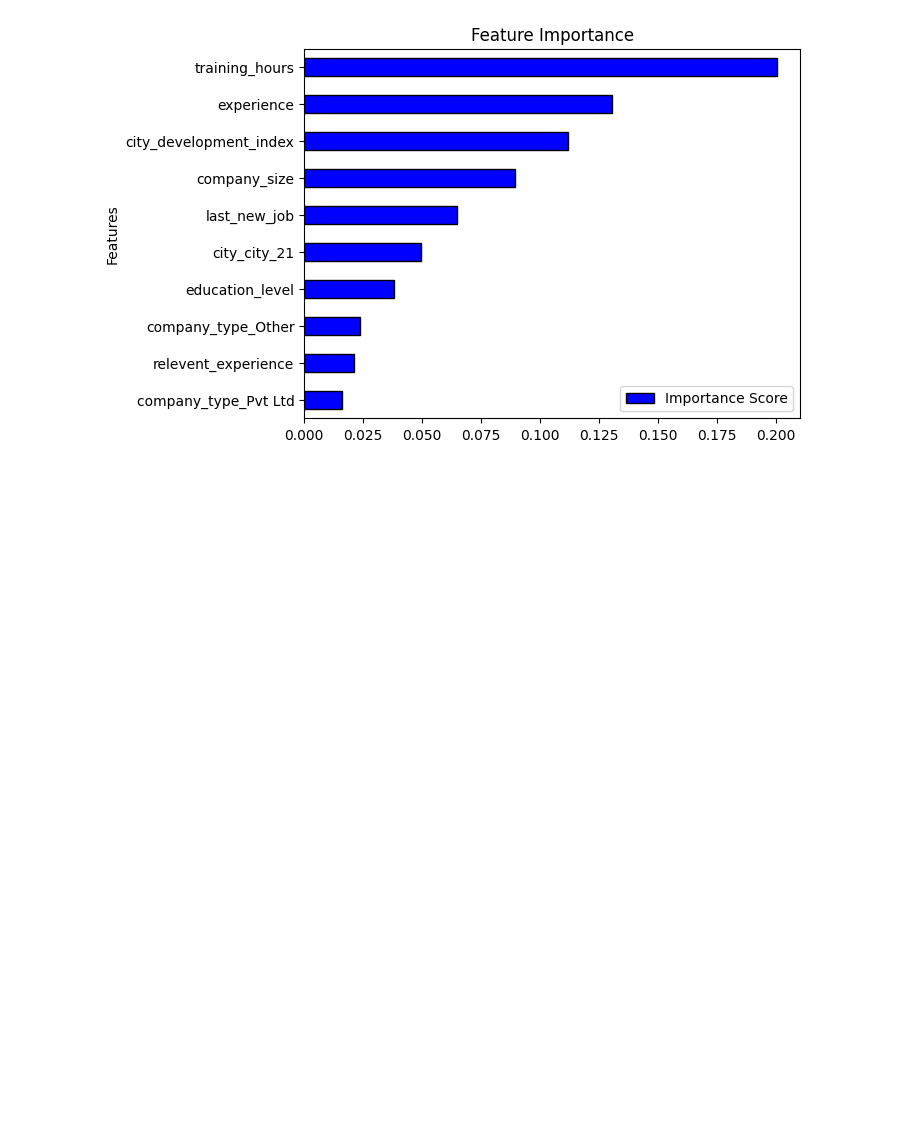
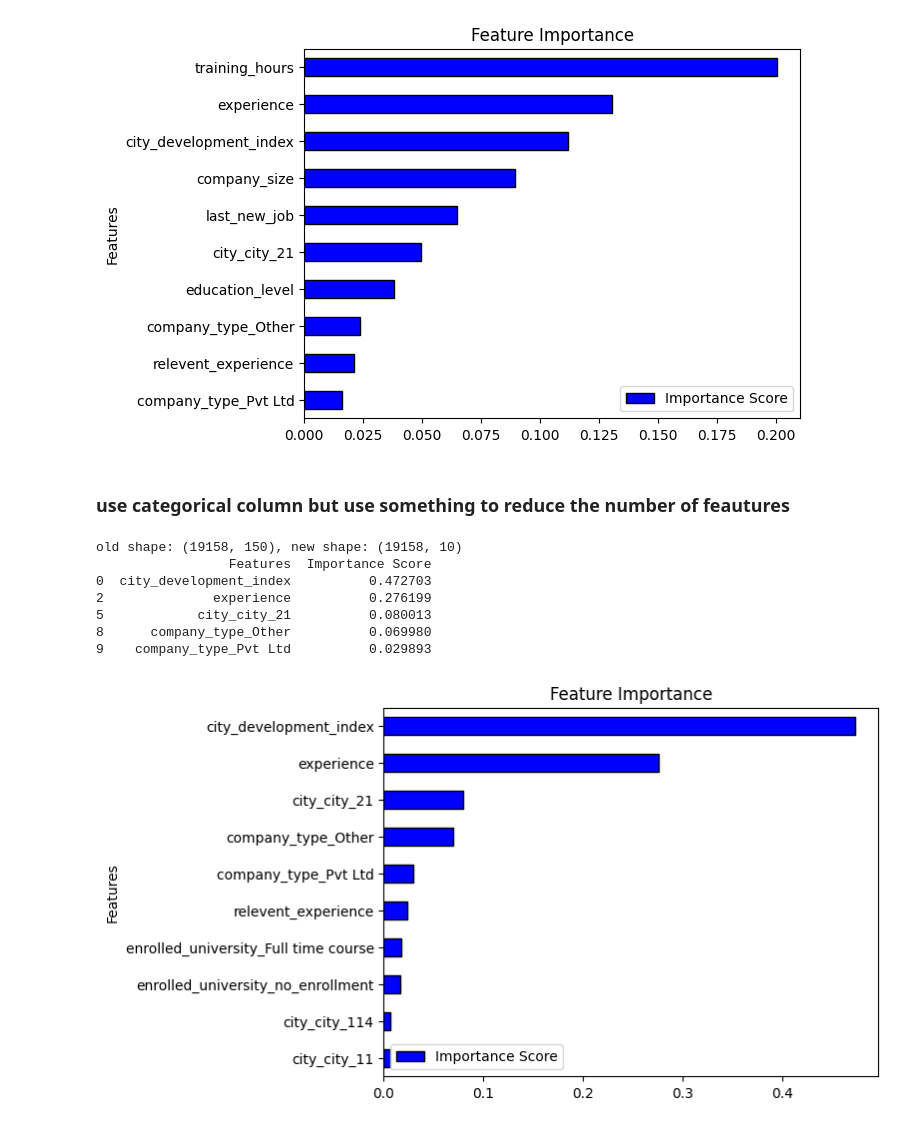
Before and after one commit to simone-viozzi/interviews-data-science-assignment, a Jupyter notebook: loyal_employees.ipynb, the cells around one changed output. Cells and saved outputs as stored; diff of their text form; code cells hidden in the pictures; blank space fills up the shorter version.

Commit message:
add SelectKBest to reduce the number of features

```diff
--- a/loyal_employees.ipynb
+++ b/loyal_employees.ipynb
@@ -109,3 +110,39 @@ plot_feature_importance(model.feature_importances_, X.columns)
 4            company_size          0.089225
 5            last_new_job          0.064837
 [figure]
+# %% [markdown]
+### use categorical column but use something to reduce the number of feautures
+# %%
+from sklearn.feature_selection import SelectKBest
+from sklearn.feature_selection import f_classif
+
+X, y = get_X_y(dataset)
+
+scaler = StandardScaler()
+k_best = SelectKBest(f_classif, k=10)
+
+X = pd.get_dummies(X, columns=categorical_cols)
+
+# select only the best features
+X_new = k_best.fit_transform(X, y)
+new_features_names = X.columns[k_best.get_support()]
+print(f"old shape: {X.shape}, new shape: {X_new.shape}")
+
+# normalize the data
+X = pd.DataFrame(scaler.fit_transform(X_new), columns=new_features_names, index=X.index)
+
+X_train, X_test, y_train, y_test = train_test_split(X, y, test_size=0.2, random_state=42)
+
+model = RandomForestClassifier(n_estimators=100, random_state=42)
+model.fit(X_train, y_train)
+
+plot_feature_importance(model.feature_importances_, new_features_names)
+# %% [output]
+old shape: (19158, 150), new shape: (19158, 10)
+                 Features  Importance Score
+0  city_development_index          0.472703
+2              experience          0.276199
+5            city_city_21          0.080013
+8      company_type_Other          0.069980
+9    company_type_Pvt Ltd          0.029893
+[figure, added]
```
Also changed, not shown: parts of 1 cell of this notebook.
